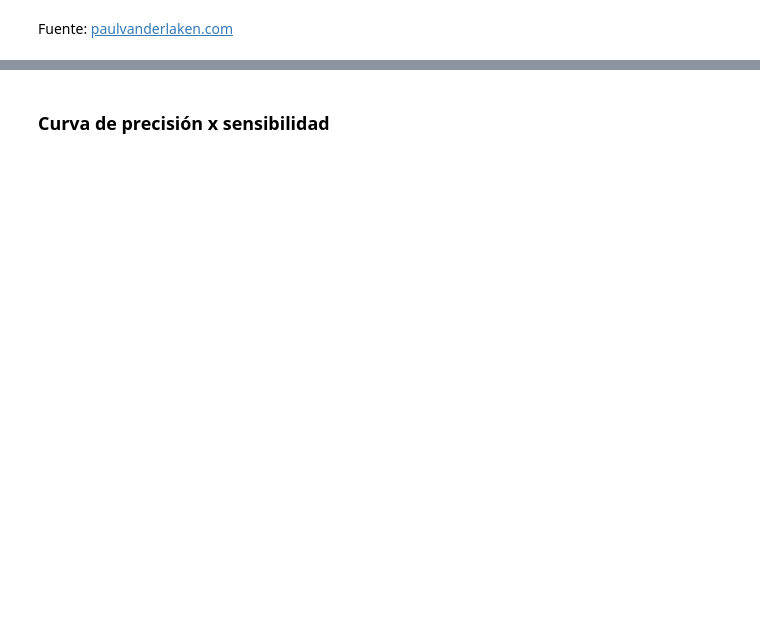
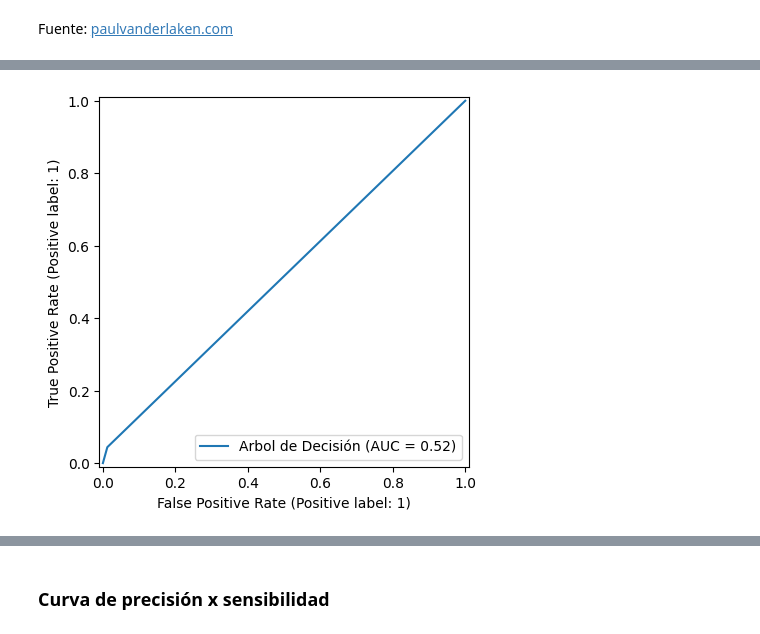
Before and after one commit to evs-11/Clasificaci-n_Validacion-de-Modelos-y-Metricas-de-Evaluacion, a Jupyter notebook: Clasificacion_validacion_y_metricas.ipynb, the cells around one changed output, grey strips where cells are left out. Drawn from its saved outputs; the diff is of its cells as text; code cells hidden in the pictures; blank space fills up the shorter version.

```diff
--- a/Clasificacion_validacion_y_metricas.ipynb
+++ b/Clasificacion_validacion_y_metricas.ipynb
@@ -93,0 +280,4 @@ Fuente: [paulvanderlaken.com](https://paulvanderlaken.com/2019/08/16/roc-auc-pre
+# %%
+RocCurveDisplay.from_predictions(y_val,y_previsto,name='Arbol de Decisión');  # punto y coma para que grafique
+# %% [output]
+[figure, added]
```
Also changed, not shown: parts of 69 cells of this notebook.
